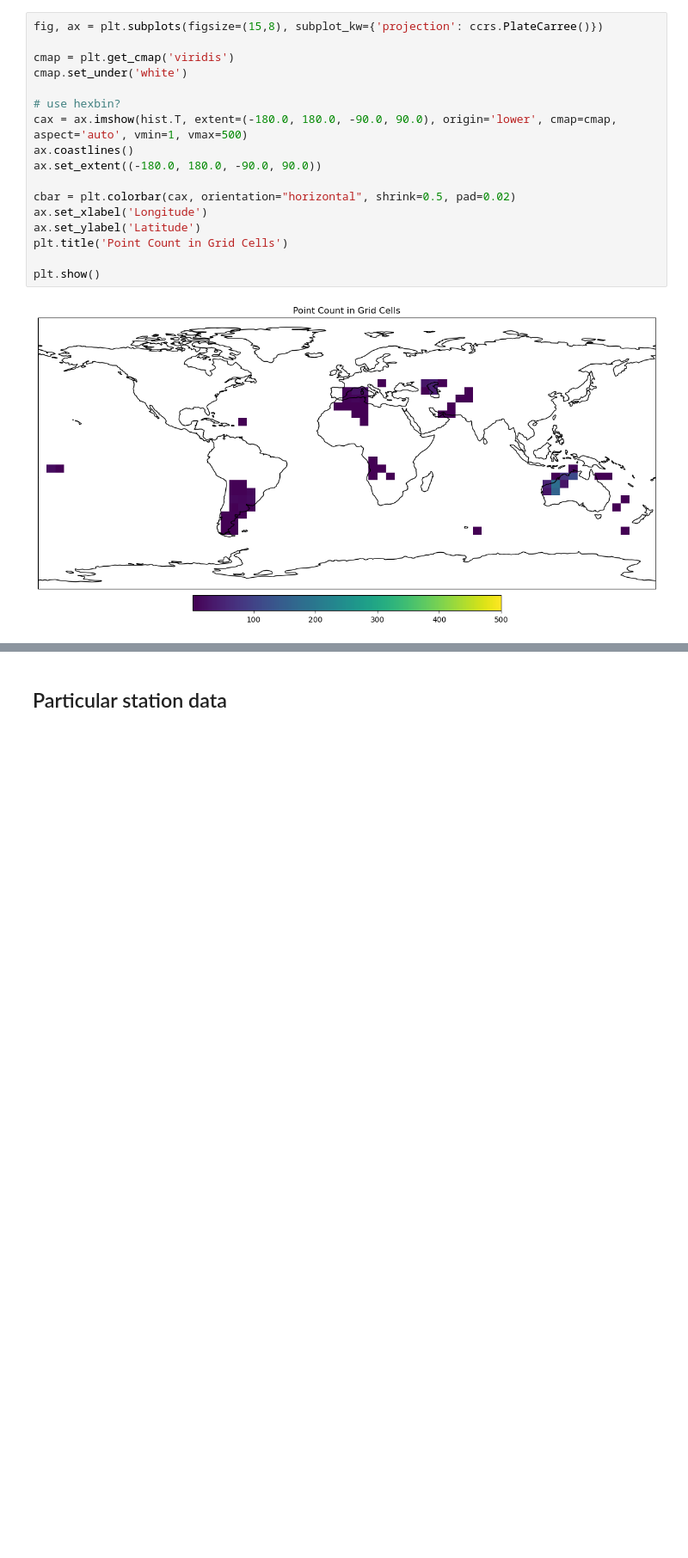
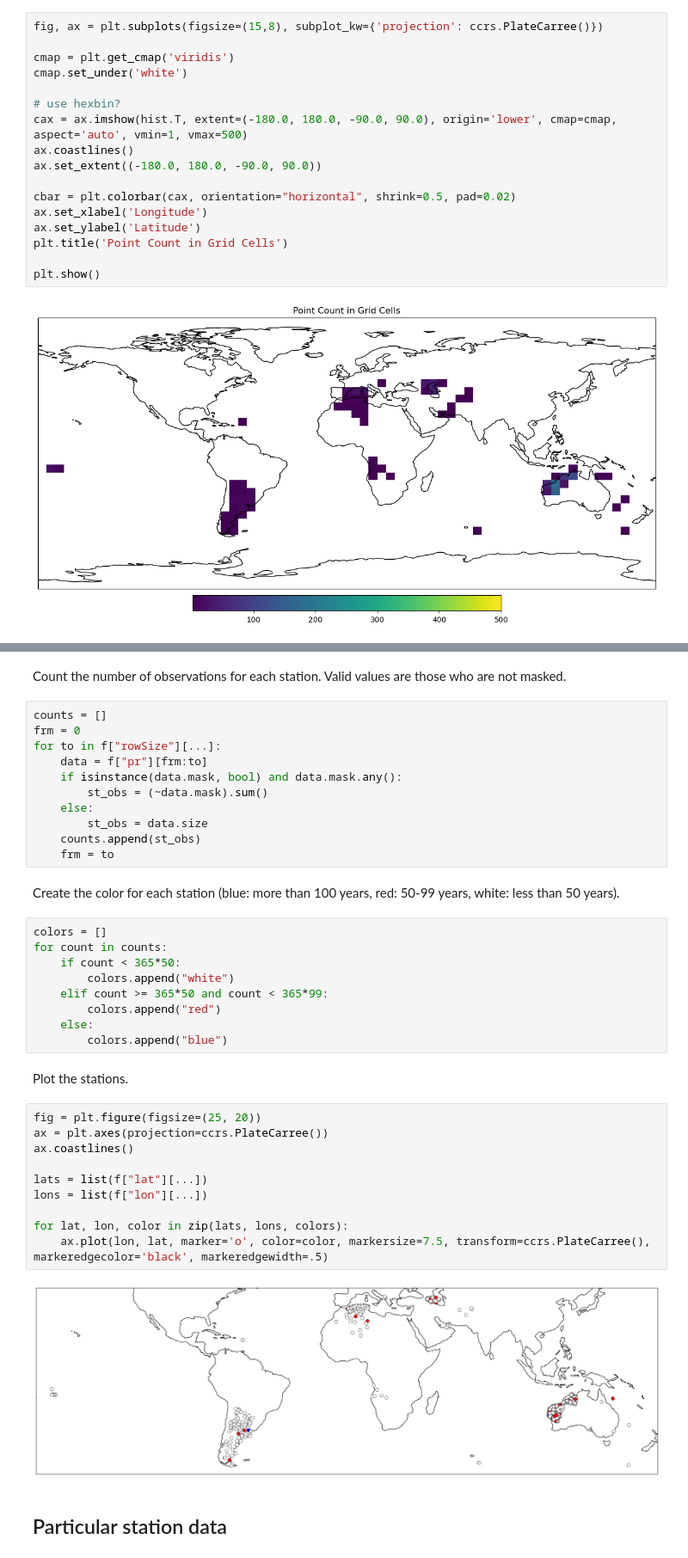
Before and after one commit to zequihg50/ghcnd-dsg, a Jupyter notebook: nc-demo.ipynb, the cells around one changed output, grey strips where cells are left out. Shown: that part at 86% size. Drawn from its saved outputs; the diff is of its cells as text; blank space fills up the shorter version.

Commit message:
added plot for station record length

```diff
--- a/nc-demo.ipynb
+++ b/nc-demo.ipynb
@@ -51,3 +53,41 @@ plt.show()
+# %% [markdown]
+Count the number of observations for each station. Valid values are those who are not masked.
+# %%
+counts = []
+frm = 0
+for to in f["rowSize"][...]:
+    data = f["pr"][frm:to]
+    if isinstance(data.mask, bool) and data.mask.any():
+        st_obs = (~data.mask).sum()
+    else:
+        st_obs = data.size
+    counts.append(st_obs)
+    frm = to
+# %% [markdown]
+Create the color for each station (blue: more than 100 years, red: 50-99 years, white: less than 50 years).
+# %%
+colors = []
+for count in counts:
+    if count < 365*50:
+        colors.append("white")
+    elif count >= 365*50 and count < 365*99:
+        colors.append("red")
+    else:
+        colors.append("blue")
+# %% [markdown]
+Plot the stations.
+# %%
+fig = plt.figure(figsize=(25, 20))
+ax = plt.axes(projection=ccrs.PlateCarree())
+ax.coastlines()
+
+lats = list(f["lat"][...])
+lons = list(f["lon"][...])
+
+for lat, lon, color in zip(lats, lons, colors):
+    ax.plot(lon, lat, marker='o', color=color, markersize=7.5, transform=ccrs.PlateCarree(), markeredgecolor='black', markeredgewidth=.5)
+# %% [output]
+[figure, added]
 # %% [markdown]
 ## Particular station data
 # %%
```
Also changed, not shown: parts of 1 cell of this notebook.
